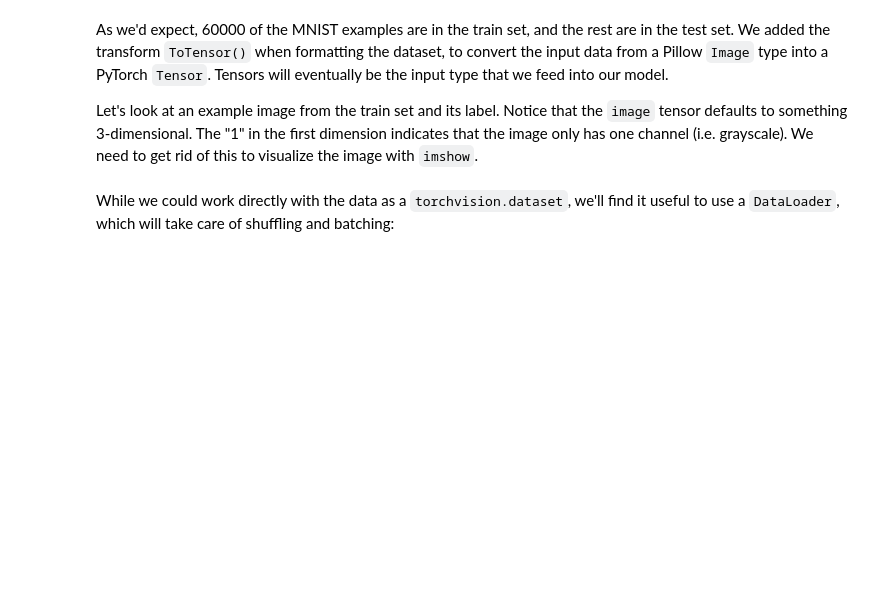
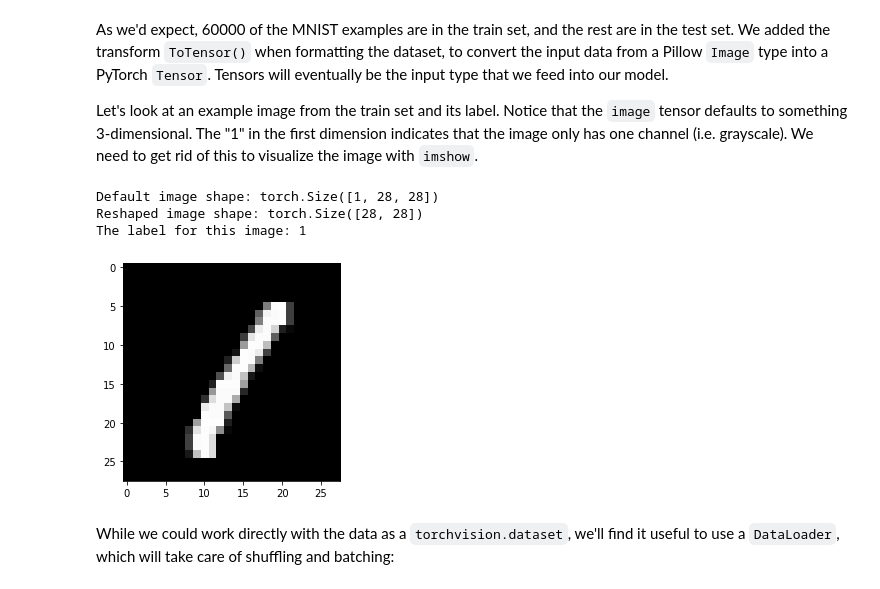
Before and after one commit to duke-mlss/Duke-NLP-WS-2020, a Jupyter notebook: 1A_Logistic_Regression.ipynb, the cells around one changed output. Drawn from its saved outputs; the diff is of its cells as text; code cells hidden in the pictures; blank space fills up the shorter version.

```diff
--- a/1A_Logistic_Regression.ipynb
+++ b/1A_Logistic_Regression.ipynb
@@ -20,4 +27,9 @@ The first (and often most important) step in machine learning is preparing the d
 This can include downloading, organizing, formatting, shuffling, pre-processing, augmenting, and batching examples so that they can be fed to a model.
 The `torchvision` package makes this easy by implementing many of these, allowing us to put these datasets into a usable form in only a few lines of code.
 First, let's download the train and test sets of MNIST:
+# %%
+from torchvision import datasets, transforms
+
+mnist_train = datasets.MNIST(root="./datasets", train=True, transform=transforms.ToTensor(), download=True)
+mnist_test = datasets.MNIST(root="./datasets", train=False, transform=transforms.ToTensor(), download=True)
 # %%
@@ -33,15 +48,20 @@ The "1" in the first dimension indicates that the image only has one channel (i.
 We need to get rid of this to visualize the image with `imshow`.
 # %%
 # Pick out the 4th (0-indexed) example from the training set
-
+image, label = mnist_train[3]
 
 # Plot the image
-print("Default image shape: {}".format())
-
-print("Reshaped image shape: {}".format())
-
+print("Default image shape: {}".format(image.shape))
+image  = image.reshape([28,28])
+print("Reshaped image shape: {}".format(image.shape))
+plt.imshow(image, cmap="gray")
 
 # Print the label
-print("The label for this image: {}".format())
+print("The label for this image: {}".format(label))
+# %% [output]
+Default image shape: torch.Size([1, 28, 28])
+Reshaped image shape: torch.Size([28, 28])
+The label for this image: 1
+[figure, added]
 # %% [markdown]
 While we could work directly with the data as a `torchvision.dataset`, we'll find it useful to use a `DataLoader`, which will take care of shuffling and batching:
```
Also changed, not shown: parts of 34 cells of this notebook, 1 other file.
